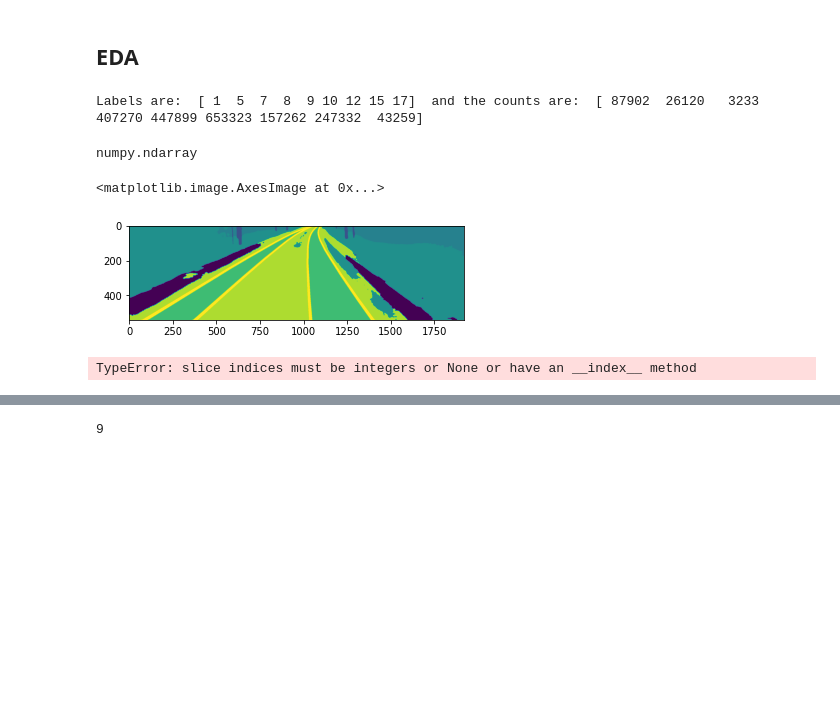
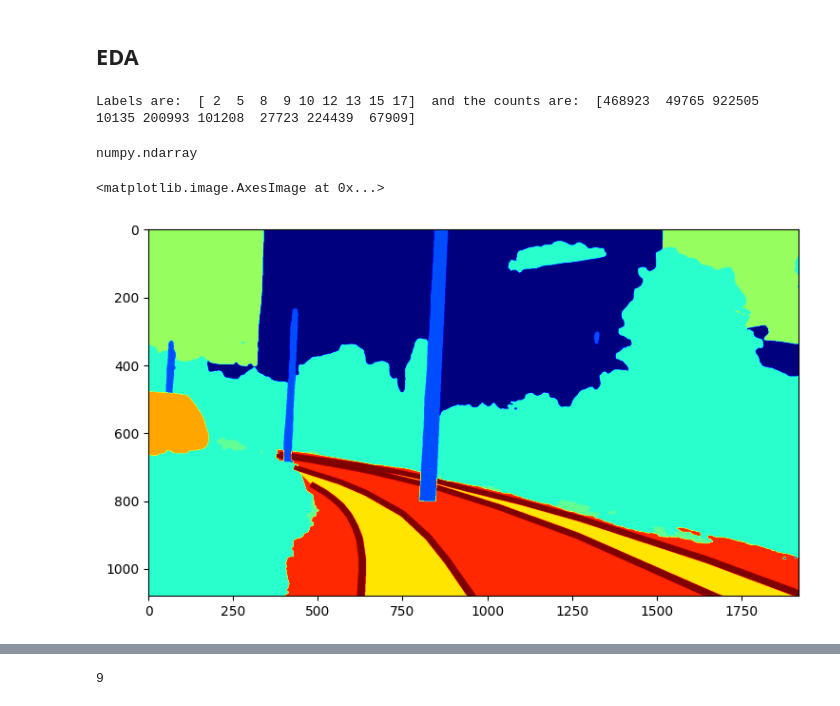
Before and after one commit to khoadaniel/vegetation-detection-railways, a Jupyter notebook: base-line-model.ipynb, the cells around one changed output, grey strips where cells are left out. Saved outputs shown, nothing was run; the diff lists cells and outputs as text; code cells hidden in the pictures; blank space fills up the shorter version.

```diff
--- a/base-line-model.ipynb
+++ b/base-line-model.ipynb
@@ -8,11 +10,11 @@ from matplotlib.pyplot import figure
 # %% [markdown]
 ## EDA
 # %%
-temp_mask = cv2.imread('rs19_val/uint8/rs19_val/rs08171.png') #3 channels but all same.
+temp_mask = cv2.imread('rs19_val/uint8/rs19_val/rs00062.png') #3 channels but all same.
 labels, count = np.unique(temp_mask[:,:,0], return_counts=True) #Check for each channel. All chanels are identical
 print("Labels are: ", labels, " and the counts are: ", count)
 # %% [output]
-Labels are:  [ 1  5  7  8  9 10 12 15 17]  and the counts are:  [ 87902  26120   3233 407270 447899 653323 157262 247332  43259]
+Labels are:  [ 2  5  8  9 10 12 13 15 17]  and the counts are:  [468923  49765 922505  10135 200993 101208  27723 224439  67909]
 # %%
 type(temp_mask)
 # %% [output]
@@ -21,14 +24,9 @@ numpy.ndarray
 w = temp_mask.shape[0]
 l = temp_mask.shape[1]
-# %%
-
-plt.imshow(temp_mask[int(w/2):,:,0])
-# %% [output]
-<matplotlib.image.AxesImage at 0x...>
-[figure, removed]
-# %%
-
-
-plt.imshow(temp_mask[:(w/2),:(l/2),0])
-# %% [output]
-TypeError: slice indices must be integers or None or have an __index__ method
+# %%
+plt.figure(figsize = (10,5))
+#before processing
+plt.imshow(temp_mask[:,:,0], cmap='jet')
+# %% [output]
+<matplotlib.image.AxesImage at 0x...>
+[figure, added]
```
Also changed, not shown: parts of 13 cells of this notebook, 2 other files.
